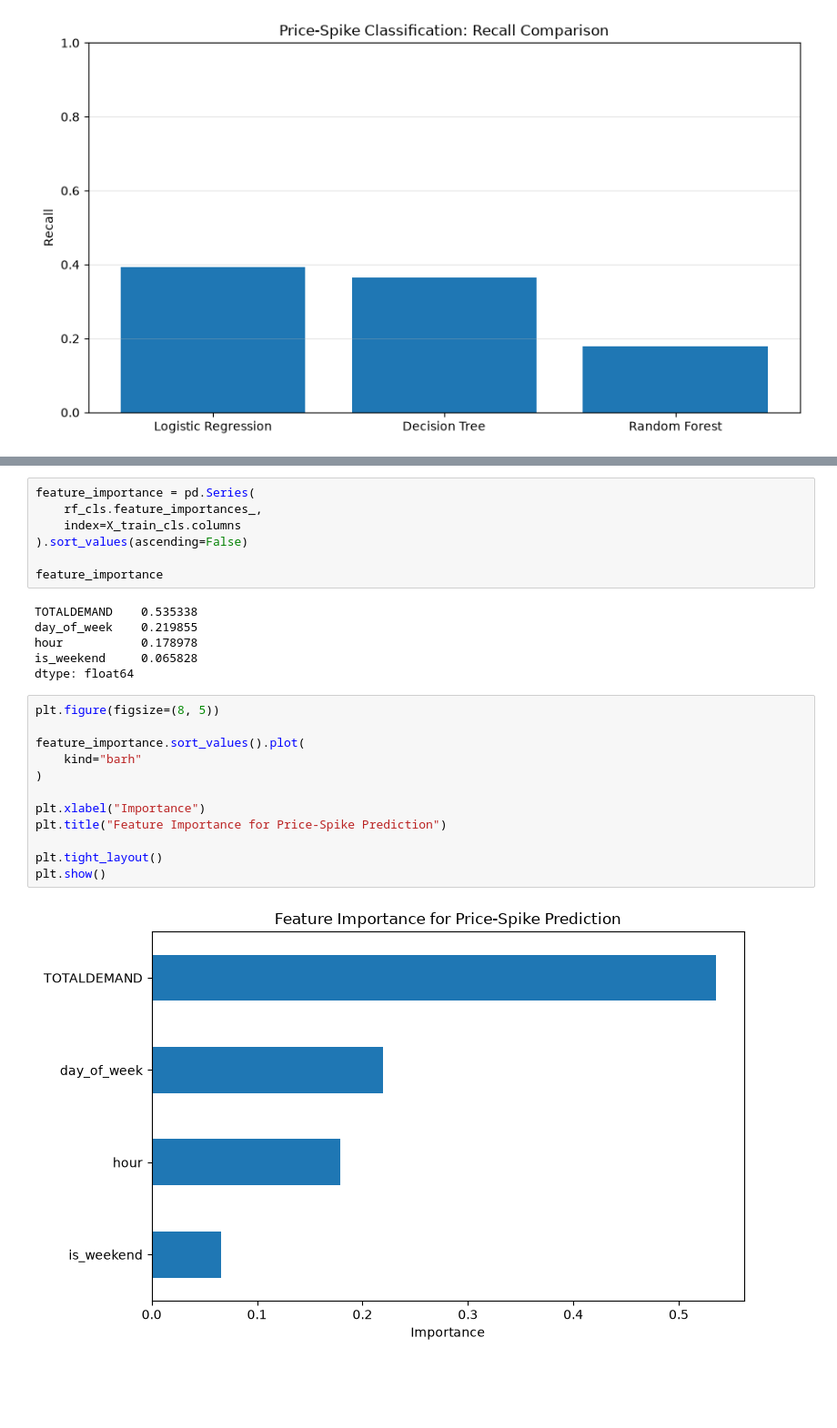
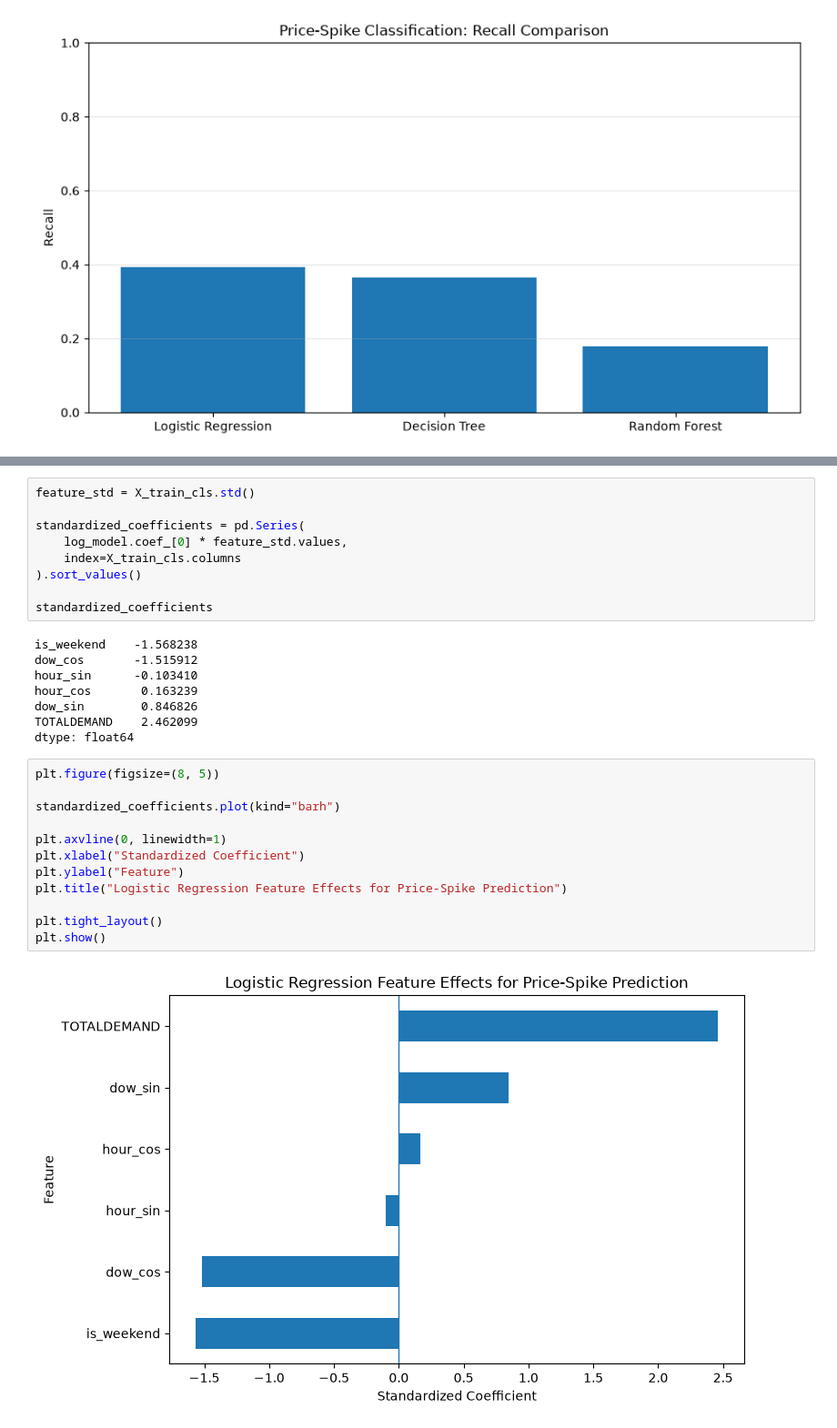
Before and after one commit to klm2109/australian-energy-market-analytics, a Jupyter notebook: notebooks/machine learning.ipynb, the cells around one changed output, grey strips where cells are left out. Shown at 91% size. Saved outputs shown, nothing was run; the diff lists cells and outputs as text; blank space fills up the shorter version.

Commit message:
Adding more information about ROC curve, feature importance and confusion matrix

```diff
--- a/notebooks/machine learning.ipynb
+++ b/notebooks/machine learning.ipynb
@@ -542,27 +629,31 @@ may be required for effective price-spike detection.
 # %%
-feature_importance = pd.Series(
-    rf_cls.feature_importances_,
+feature_std = X_train_cls.std()
+
+standardized_coefficients = pd.Series(
+    log_model.coef_[0] * feature_std.values,
     index=X_train_cls.columns
-).sort_values(ascending=False)
+).sort_values()
 
-feature_importance
+standardized_coefficients
 # %% [output]
-TOTALDEMAND    0.535338
-day_of_week    0.219855
-hour           0.178978
-is_weekend     0.065828
+is_weekend    -1.568238
+dow_cos       -1.515912
+hour_sin      -0.103410
+hour_cos       0.163239
+dow_sin        0.846826
+TOTALDEMAND    2.462099
 dtype: float64
 # %%
 plt.figure(figsize=(8, 5))
 
-feature_importance.sort_values().plot(
-    kind="barh"
-)
+standardized_coefficients.plot(kind="barh")
 
-plt.xlabel("Importance")
-plt.title("Feature Importance for Price-Spike Prediction")
+plt.axvline(0, linewidth=1)
+plt.xlabel("Standardized Coefficient")
+plt.ylabel("Feature")
+plt.title("Logistic Regression Feature Effects for Price-Spike Prediction")
 
 plt.tight_layout()
 plt.show()
 # %% [output]
-[figure, old version]
+[figure, new version]
```
Also changed, not shown: parts of 10 cells of this notebook.
